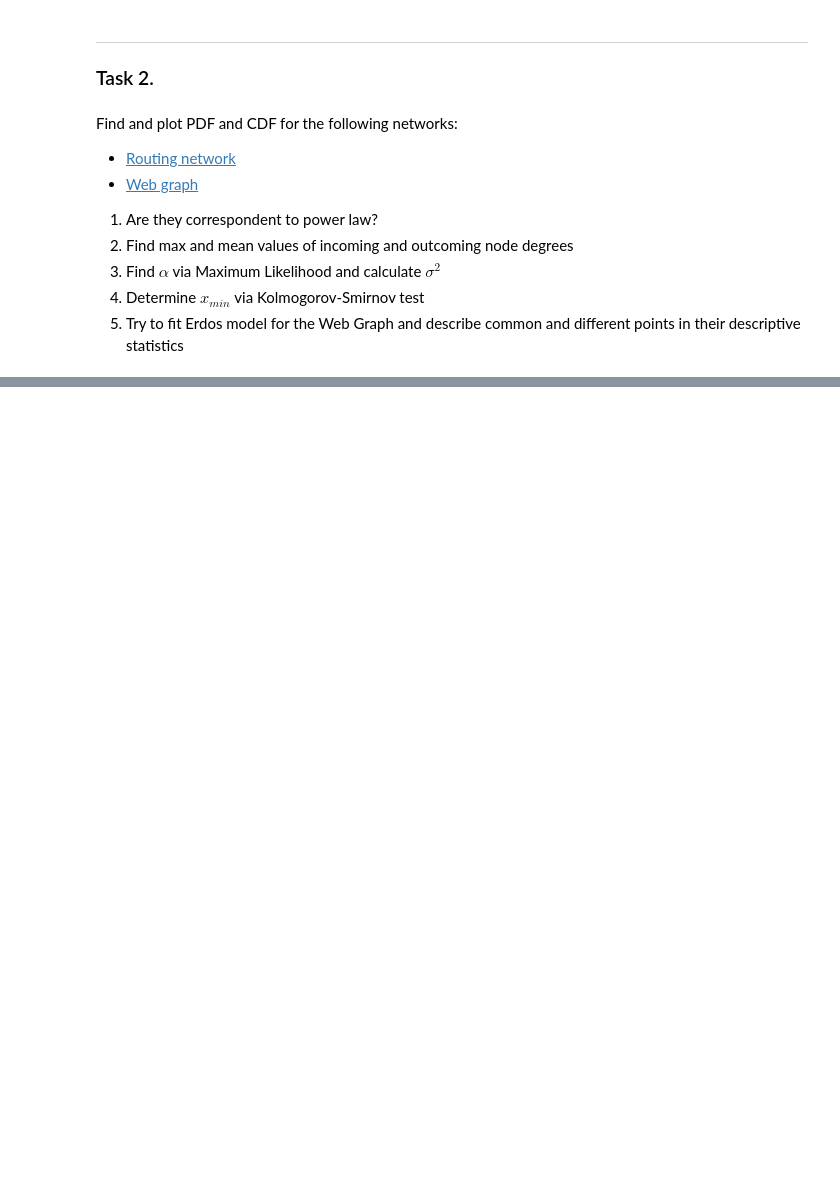
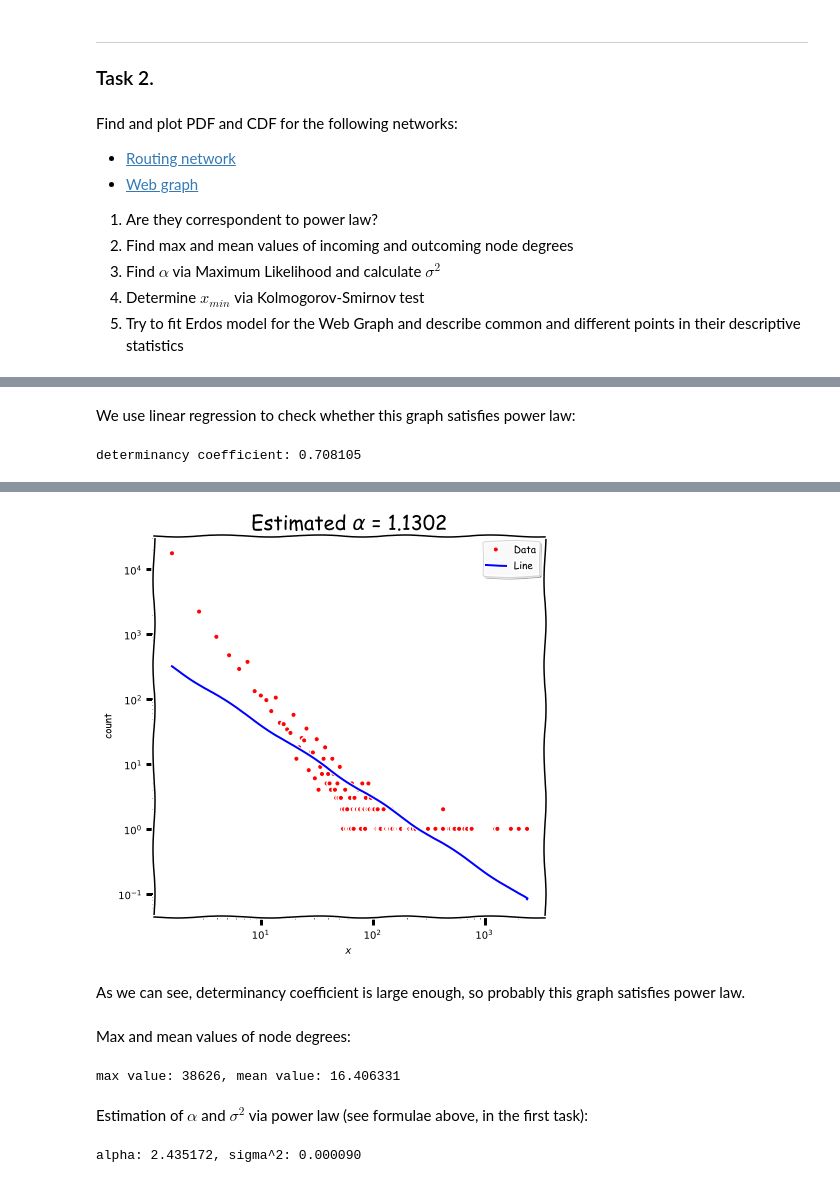
Before and after one commit to mdldml/hse-term2-network-science, a Jupyter notebook: Homeworks/00_01._networks_ha1.ipynb, the cells around one changed output, grey strips where cells are left out. Saved outputs shown, nothing was run; the diff lists cells and outputs as text; code cells hidden in the pictures; blank space fills up the shorter version.

```diff
--- a/Homeworks/00_01._networks_ha1.ipynb
+++ b/Homeworks/00_01._networks_ha1.ipynb
@@ -52,0 +148,35 @@ Find and plot PDF and CDF for the following networks:
+# %% [markdown]
+We use linear regression to check whether this graph satisfies power law:
+# %%
+def check_power_law(degrees):
+    n = len(degrees)
+    yh, binEdges = np.histogram(list(degrees), bins=2000)#, range=r)
+    bincenters = 0.5 * (binEdges[1:] + binEdges[:-1])
+
+    x_est = np.freqlog(bincenters[np.ix_(yh != 0)])
+    y_est = np.log(yh[np.ix_(yh != 0)])
+
+    X = np.vstack([np.ones(len(x_est)), x_est]).T
+    Beta = np.dot(np.dot(np.linalg.inv(np.dot(X.T, X)), X.T), y_est)
+
+    # idx = np.argsort(x_est)
+    yt = np.exp(X[:,:].dot(Beta))
+    xt = np.exp(X[:, 1])
+
+    fig, ax = plt.subplots()
+    fig.set_size_inches(7, 7)
+    ax.loglog(bincenters, yh, '.r', label='Data')
+    ax.loglog(xt, yt, 'b', label='Line')
+    plt.ylabel('count')
+    plt.xlabel('$x$')
+    ax.legend(loc='upper right', shadow=True)
+    plt.title('Estimated $\\alpha$ = {0:1.4f}'.format(-Beta[1]), fontsize=20)
+
+    det_coeff = 1 - np.sum(np.square(X.dot(Beta) - y_est)) / np.sum(np.square(np.mean(y_est) - y_est))
+    print("determinancy coefficient: %f" % det_coeff)
+
+    return plt
+
+check_power_law(degrees)
+# %% [output]
+determinancy coefficient: 0.708105
@@ -52,0 +184,21 @@ Find and plot PDF and CDF for the following networks:
+[figure, added]
+# %% [markdown]
+As we can see, determinancy coefficient is large enough, so probably this graph satisfies power law.
+# %% [markdown]
+Max and mean values of node degrees:
+# %%
+degrees = sorted(list(nx.degree(G).values()))
+print("max value: %d, mean value: %f" % (max(degrees), np.mean(degrees)))
+# %% [output]
+max value: 38626, mean value: 16.406331
+# %% [markdown]
+Estimation of $\alpha$ and $\sigma^2$ via power law (see formulae above, in the first task):
+# %%
+x_min = min(degrees)
+n = len(degrees)
+alpha = 1 + n / sum([log(1.0 * xi / x_min) for xi in degrees])
+
+sigma = (alpha - 1) / sqrt(n)
+print("alpha: %f, sigma^2: %f" % (alpha, sigma ** 2))
+# %% [output]
+alpha: 2.435172, sigma^2: 0.000090
```
Also changed, not shown: parts of 48 cells of this notebook, 3 other files.
